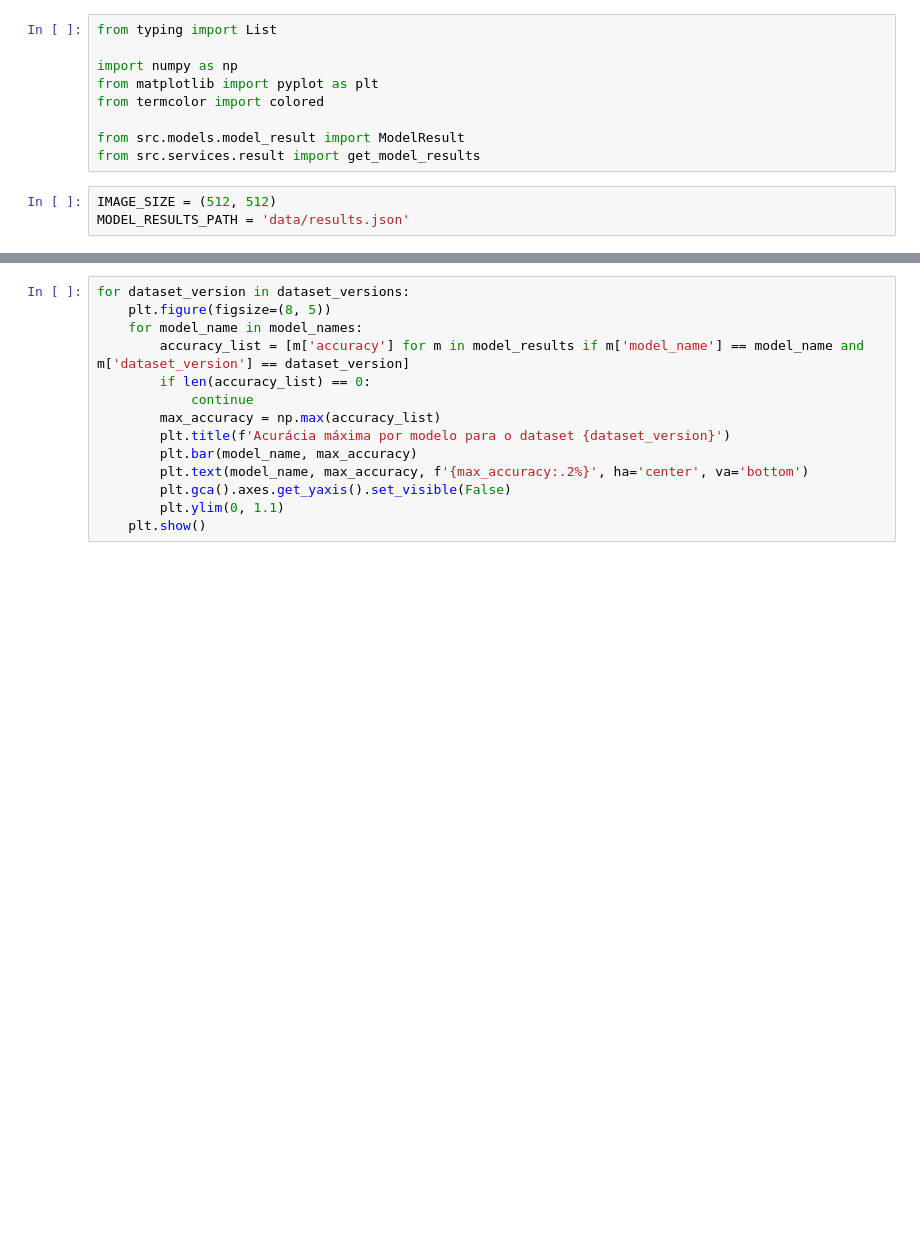
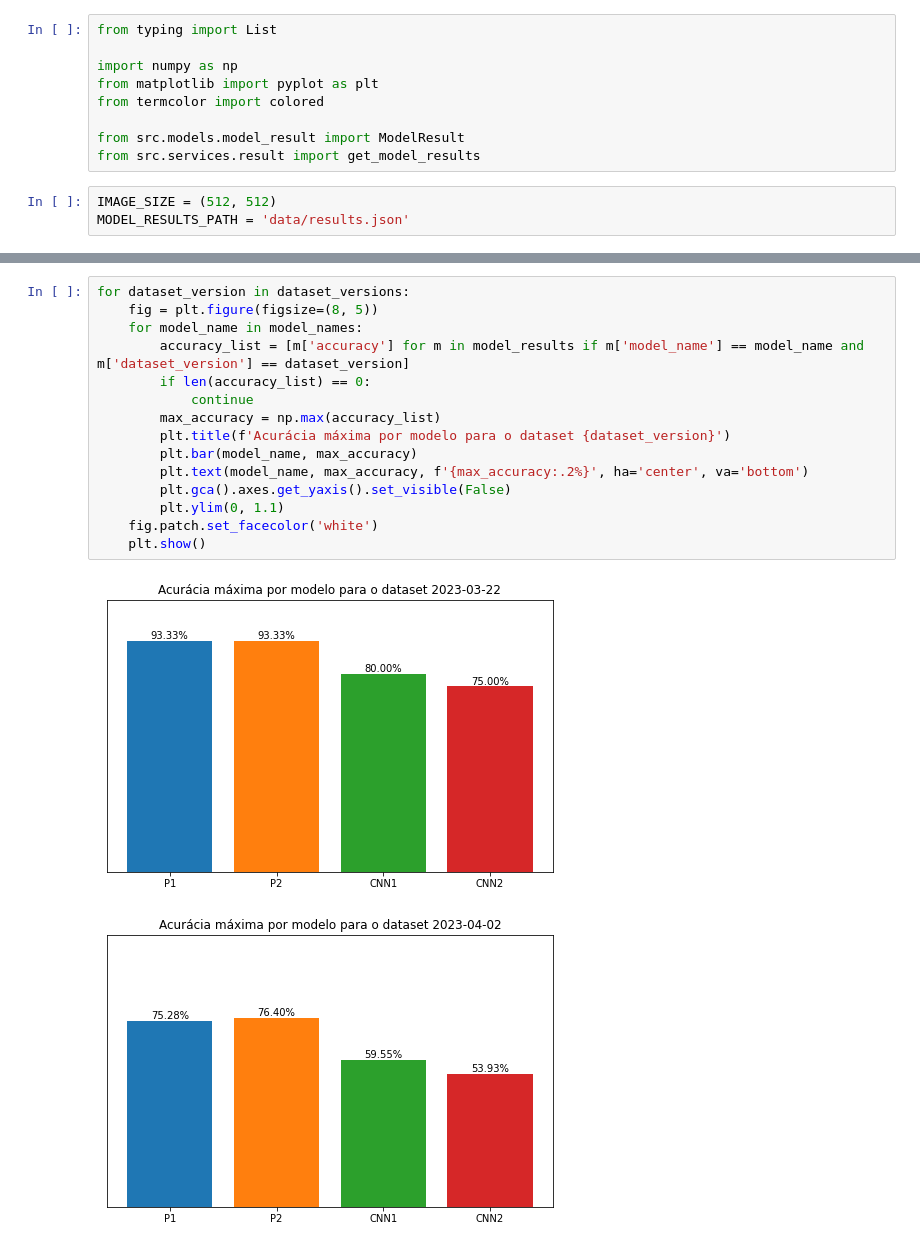
Before and after one commit to luanws/TCC, a Jupyter notebook: ai/jupyter_notebooks/geometric_figures/results_analysis.ipynb, the cells around one changed output, grey strips where cells are left out. Drawn from its saved outputs; the diff is of its cells as text; blank space fills up the shorter version.

```diff
--- a/ai/jupyter_notebooks/geometric_figures/results_analysis.ipynb
+++ b/ai/jupyter_notebooks/geometric_figures/results_analysis.ipynb
@@ -36,14 +44,18 @@ for dataset_version in dataset_versions:
 # %%
 for dataset_version in dataset_versions:
-    plt.figure(figsize=(8, 5))
+    fig = plt.figure(figsize=(8, 5))
     for model_name in model_names:
         accuracy_list = [m['accuracy'] for m in model_results if m['model_name'] == model_name and m['dataset_version'] == dataset_version]
         if len(accuracy_list) == 0:
             continue
         max_accuracy = np.max(accuracy_list)
         plt.title(f'Acurácia máxima por modelo para o dataset {dataset_version}')
         plt.bar(model_name, max_accuracy)
         plt.text(model_name, max_accuracy, f'{max_accuracy:.2%}', ha='center', va='bottom')
         plt.gca().axes.get_yaxis().set_visible(False)
         plt.ylim(0, 1.1)
+    fig.patch.set_facecolor('white')
     plt.show()
+# %% [output]
+[figure, added]
+[figure, added]
```
Also changed, not shown: parts of 4 cells of this notebook.
